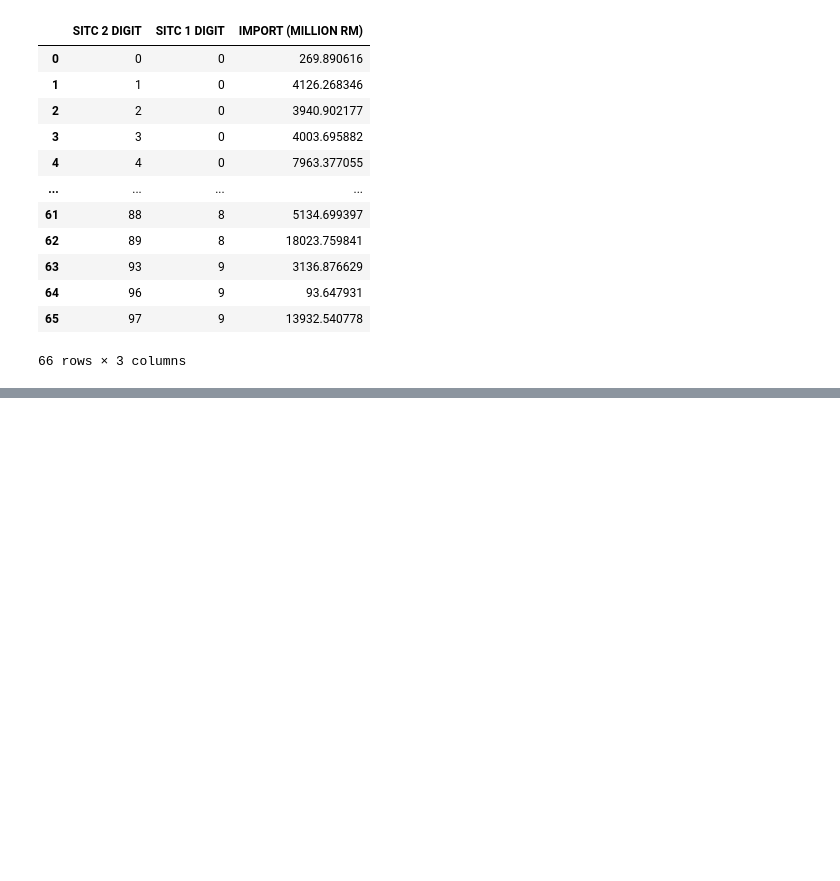
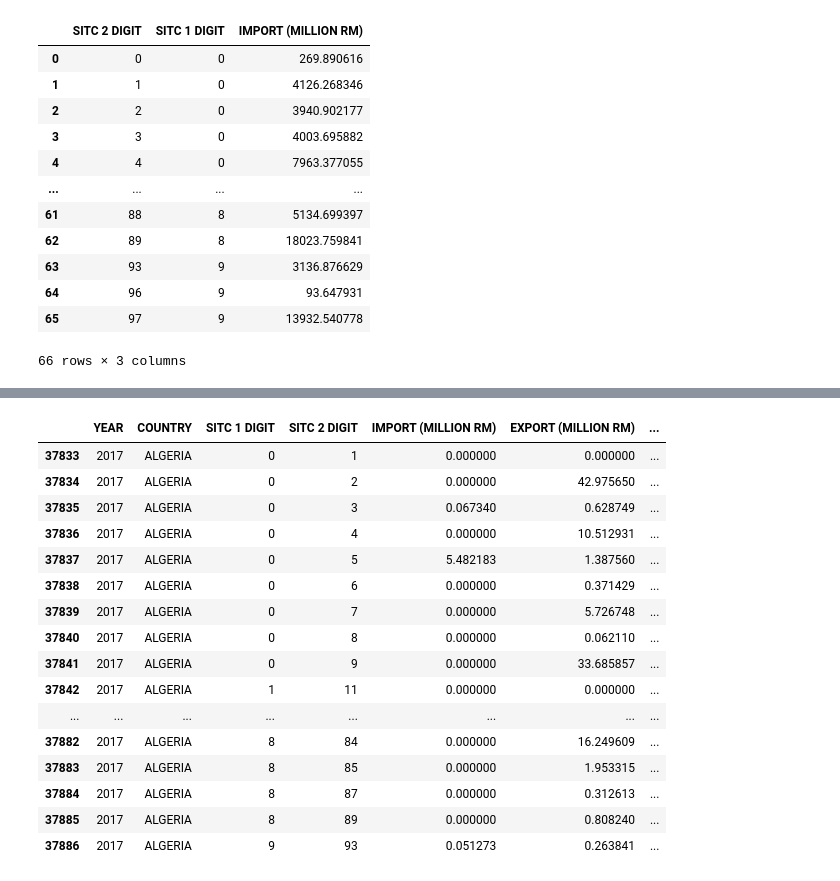
Before and after one commit to hazimutalib/dosm, a Jupyter notebook: Untitled.ipynb, the cells around one changed output, grey strips where cells are left out. Cells and saved outputs as stored; diff of their text form; code cells hidden in the pictures; blank space fills up the shorter version.

```diff
--- a/Untitled.ipynb
+++ b/Untitled.ipynb
@@ -370,0 +415,20 @@ df_group
+# %%
+df[df['COUNTRY'] == 'ALGERIA']
+# %% [output]
+|  | YEAR | COUNTRY | SITC 1 DIGIT | SITC 2 DIGIT | IMPORT (MILLION RM) | EXPORT (MILLION RM) | ... |
+| 37833 | 2017 | ALGERIA | 0 | 1 | 0.000000 | 0.000000 | ... |
+| 37834 | 2017 | ALGERIA | 0 | 2 | 0.000000 | 42.975650 | ... |
+| 37835 | 2017 | ALGERIA | 0 | 3 | 0.067340 | 0.628749 | ... |
+| 37836 | 2017 | ALGERIA | 0 | 4 | 0.000000 | 10.512931 | ... |
+| 37837 | 2017 | ALGERIA | 0 | 5 | 5.482183 | 1.387560 | ... |
+| 37838 | 2017 | ALGERIA | 0 | 6 | 0.000000 | 0.371429 | ... |
+| 37839 | 2017 | ALGERIA | 0 | 7 | 0.000000 | 5.726748 | ... |
+| 37840 | 2017 | ALGERIA | 0 | 8 | 0.000000 | 0.062110 | ... |
+| 37841 | 2017 | ALGERIA | 0 | 9 | 0.000000 | 33.685857 | ... |
+| 37842 | 2017 | ALGERIA | 1 | 11 | 0.000000 | 0.000000 | ... |
+| ... | ... | ... | ... | ... | ... | ... | ... |
+| 37882 | 2017 | ALGERIA | 8 | 84 | 0.000000 | 16.249609 | ... |
+| 37883 | 2017 | ALGERIA | 8 | 85 | 0.000000 | 1.953315 | ... |
+| 37884 | 2017 | ALGERIA | 8 | 87 | 0.000000 | 0.312613 | ... |
+| 37885 | 2017 | ALGERIA | 8 | 89 | 0.000000 | 0.808240 | ... |
+| 37886 | 2017 | ALGERIA | 9 | 93 | 0.051273 | 0.263841 | ... |
```
Also changed, not shown: parts of 4 cells of this notebook, 2 other files.
